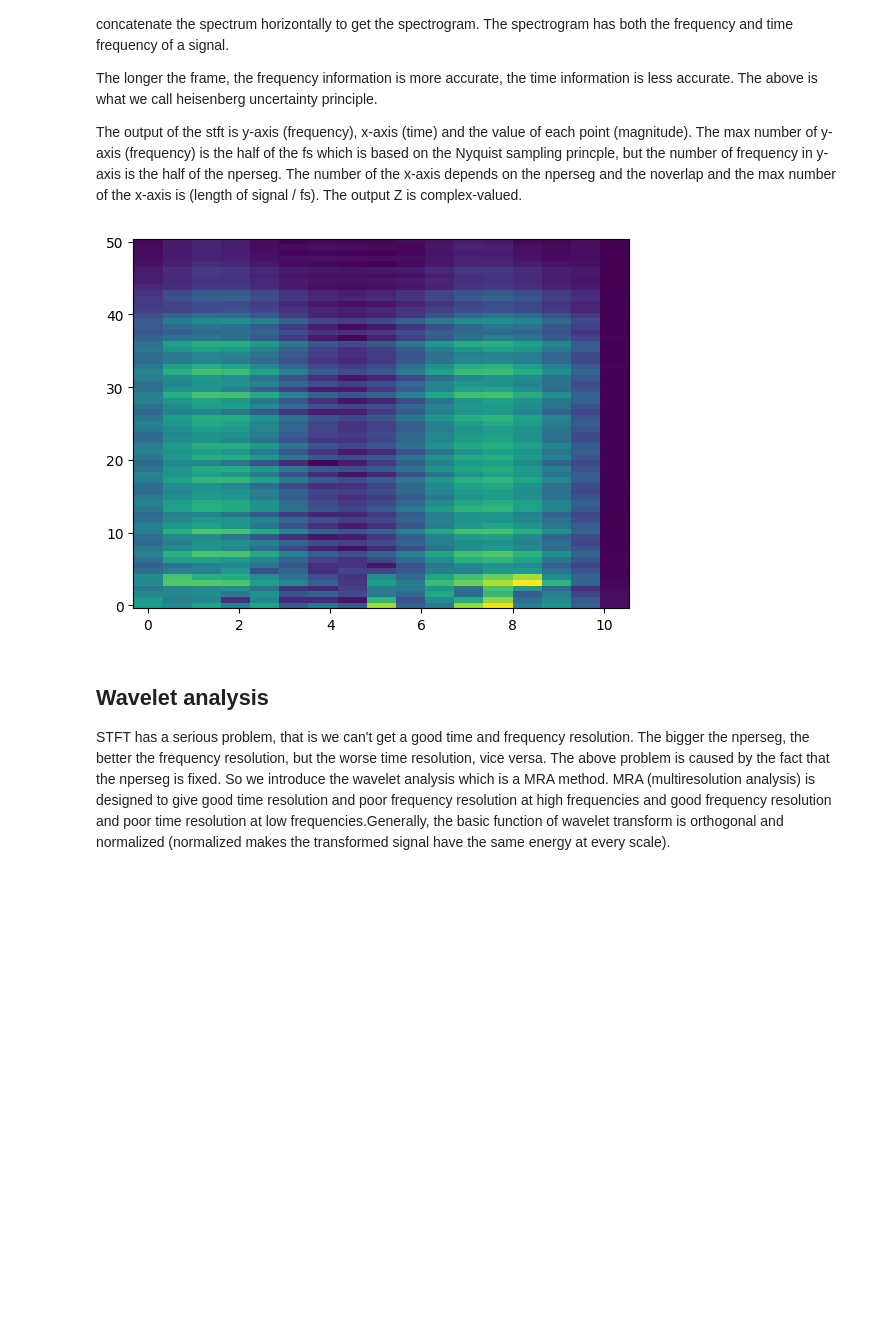
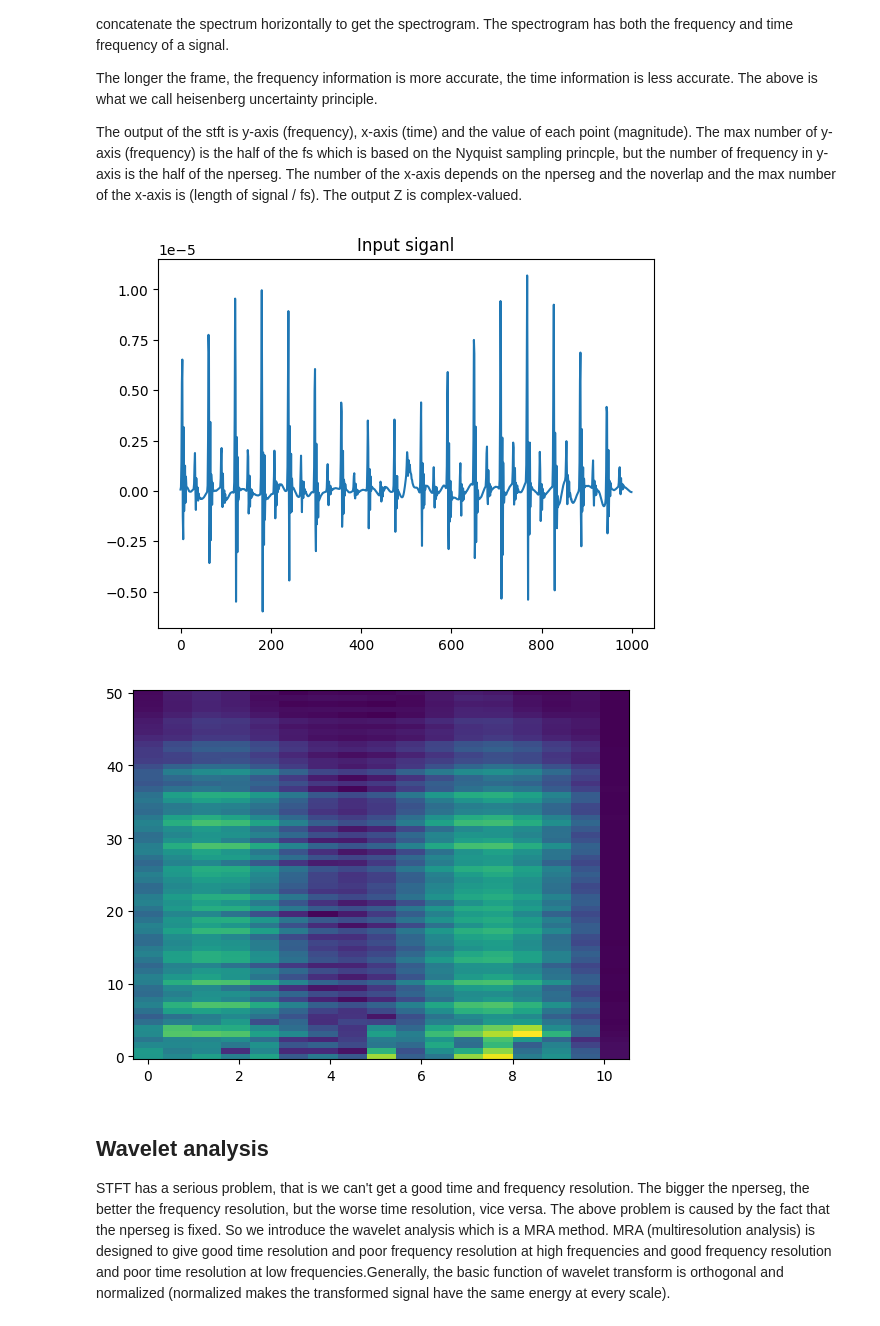
Before and after one commit to darcy1zhang/Tutorial, a Jupyter notebook: Example.ipynb, the cells around one changed output. Saved outputs shown, nothing was run; the diff lists cells and outputs as text; code cells hidden in the pictures; blank space fills up the shorter version.

```diff
--- a/Example.ipynb
+++ b/Example.ipynb
@@ -284,19 +284,24 @@ The output of the stft is y-axis (frequency), x-axis (time) and the value of eac
 # %%
 import numpy as np
 from dsp import my_stft
-
+import matplotlib.pyplot as plt
 
 
 signal = np.load("./data/sim_100_0.1_90_140_train.npy")[1,:1000]
+plt.title("Input siganl")
+plt.plot(signal)
+plt.show()
+
 
 fs = 100 # sampling frequency
 window = 'hann' # window type
 nperseg = 128 # length of frame
 
 # STFT
 f, t, Z = my_stft(signal, plot=True, fs=fs, window=window, nperseg=nperseg)
 # %% [output]
-[figure, old version]
+[figure, new version]
+[figure, added]
 # %% [markdown]
 ## Wavelet analysis
 
```
Also changed, not shown: parts of 5 cells of this notebook, 3 other files.
